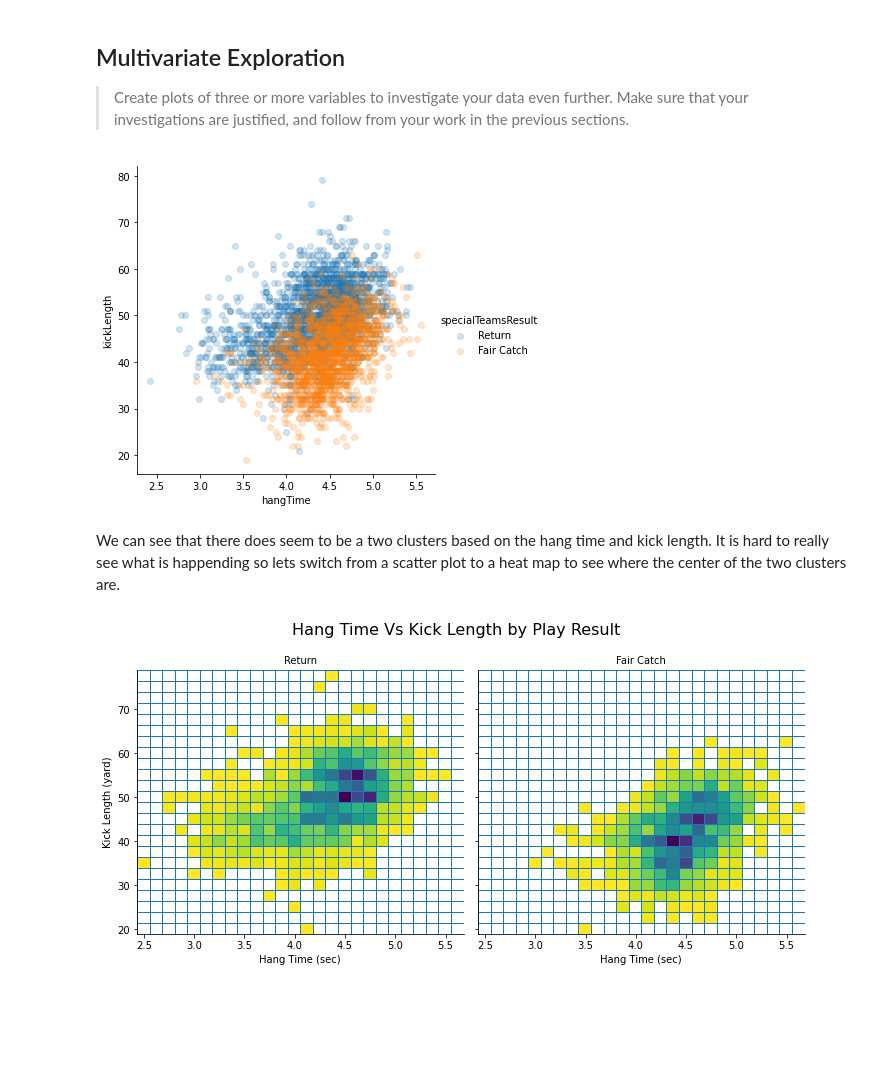
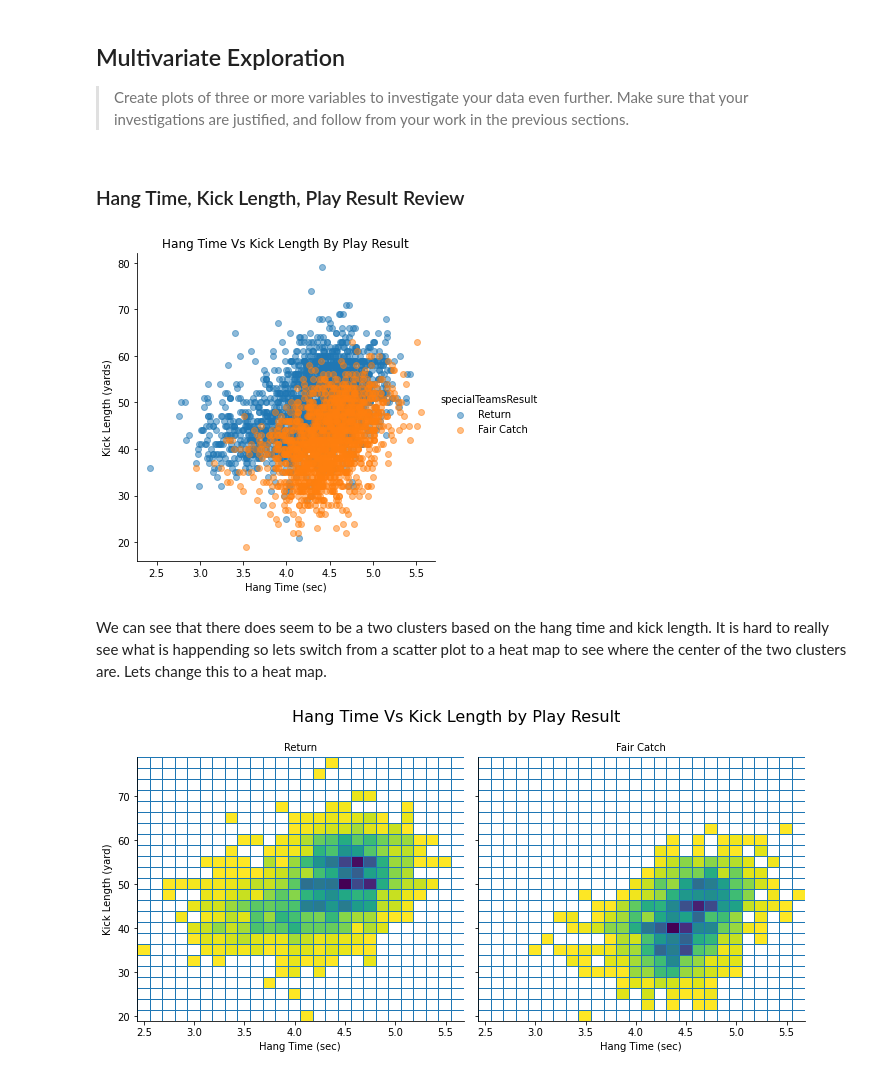
Before and after one commit to dkrejcarek/punt_analysis, a Jupyter notebook: Part_I_exploration_template.ipynb, the cells around one changed output. Saved outputs shown, nothing was run; the diff lists cells and outputs as text; code cells hidden in the pictures; blank space fills up the shorter version.

Commit message:
Add additional reviews

```diff
--- a/Part_I_exploration_template.ipynb
+++ b/Part_I_exploration_template.ipynb
@@ -677,14 +689,19 @@ One important note is that the Aussie Style Type actaully produces a significant
 > Create plots of three or more variables to investigate your data even
 further. Make sure that your investigations are justified, and follow from
 your work in the previous sections.
+# %% [markdown]
+### Hang Time, Kick Length, Play Result Review
 # %%
 g = sb.FacetGrid(data = punt_data, hue = 'specialTeamsResult', height=5, aspect = 1)
-g.map(plt.scatter, 'hangTime', 'kickLength', alpha = 0.2)
-g.add_legend();
+g.map(plt.scatter, 'hangTime', 'kickLength', alpha = 0.5)
+g.add_legend()
+plt.title('Hang Time Vs Kick Length By Play Result')
+plt.xlabel('Hang Time (sec)')
+plt.ylabel('Kick Length (yards)');
 # %% [output]
-[figure, old version]
+[figure, new version]
 # %% [markdown]
-We can see that there does seem to be a two clusters based on the hang time and kick length.  It is hard to really see what is happending so lets switch from a scatter plot to a heat map to see where the center of the two clusters are.
+We can see that there does seem to be a two clusters based on the hang time and kick length.  It is hard to really see what is happending so lets switch from a scatter plot to a heat map to see where the center of the two clusters are.  Lets change this to a heat map.
 # %%
 # plot the hang time versus kick length split among Return and Fair Catch.  With the amoutn of data two seperate heat maps would make more since
 g = sb.FacetGrid(data = punt_data, col = 'specialTeamsResult', height=5, aspect = 1)
```
Also changed, not shown: parts of 14 cells of this notebook.
